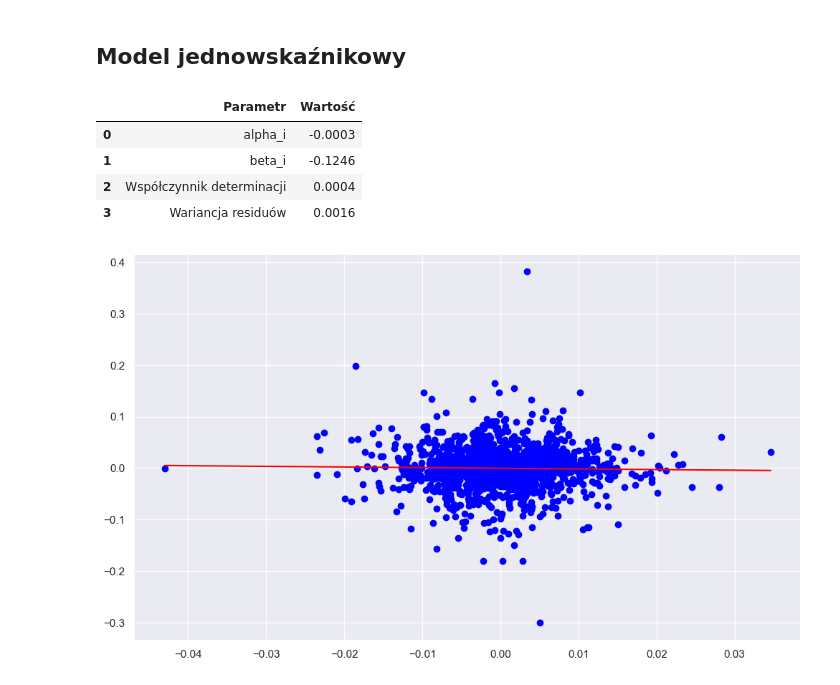
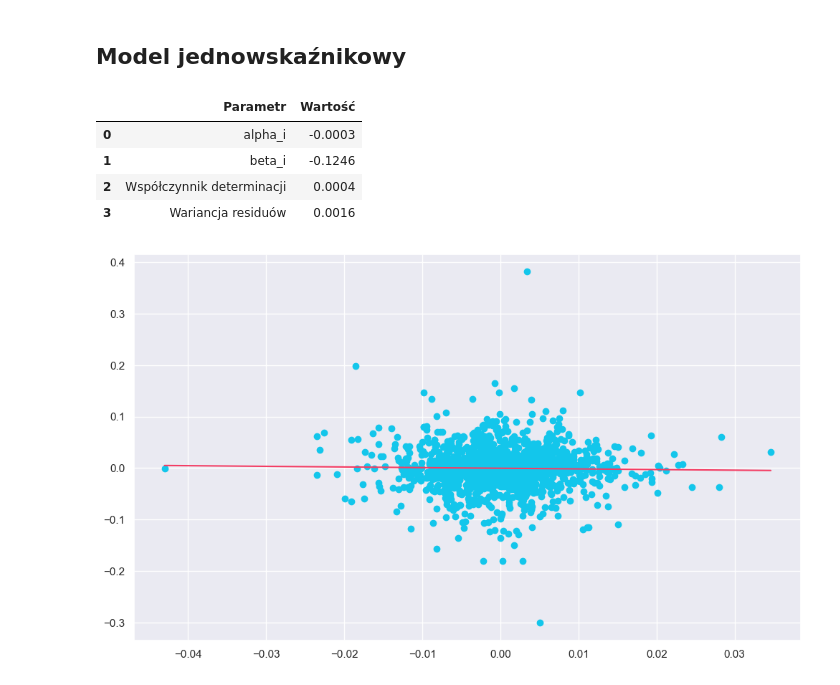
Before and after one commit to mjacobik/ORLEN-risk-management, a Jupyter notebook: Projekt 3 zad 2 cz 1.ipynb, the cells around one changed output. Drawn from its saved outputs; the diff is of its cells as text; code cells hidden in the pictures.

```diff
--- a/Projekt 3 zad 2 cz 1.ipynb
+++ b/Projekt 3 zad 2 cz 1.ipynb
@@ -175,17 +175,18 @@ def jednowskaznikowy(R, Rs):
     nazwy = ['alpha_i', 'beta_i', 'Współczynnik determinacji', 'Wariancja residuów']
     wartości = [alpha, beta, determinacja, war_res]
 
-    plt.scatter(Rs, R, color="blue")
-    plt.plot([min(Rs), max(Rs)], [beta * min(Rs) + alpha, beta * max(Rs) + alpha], color="red")
+    plt.scatter(Rs, R, color="#13C6EB")
+    plt.plot([min(Rs), max(Rs)], [beta * min(Rs) + alpha, beta * max(Rs) + alpha], color="#F43D64")
 
     return pd.DataFrame({'Parametr':nazwy, 'Wartość':wartości})
 # %%
-jednowskaznikowy(df_final['przyrosty_log_gaz'], df_final['przyrosty_log_usdpln'])
+lr_gaz = jednowskaznikowy(df_final['przyrosty_log_gaz'], df_final['przyrosty_log_usdpln'])
+lr_gaz
 # %% [output]
 |  | Parametr | Wartość |
 | 0 | alpha_i | -0.0003 |
 | 1 | beta_i | -0.1246 |
 | 2 | Współczynnik determinacji | 0.0004 |
 | 3 | Wariancja residuów | 0.0016 |
-[figure, old version]
+[figure, new version]
 # %%
```
Also changed, not shown: parts of 13 cells of this notebook.
